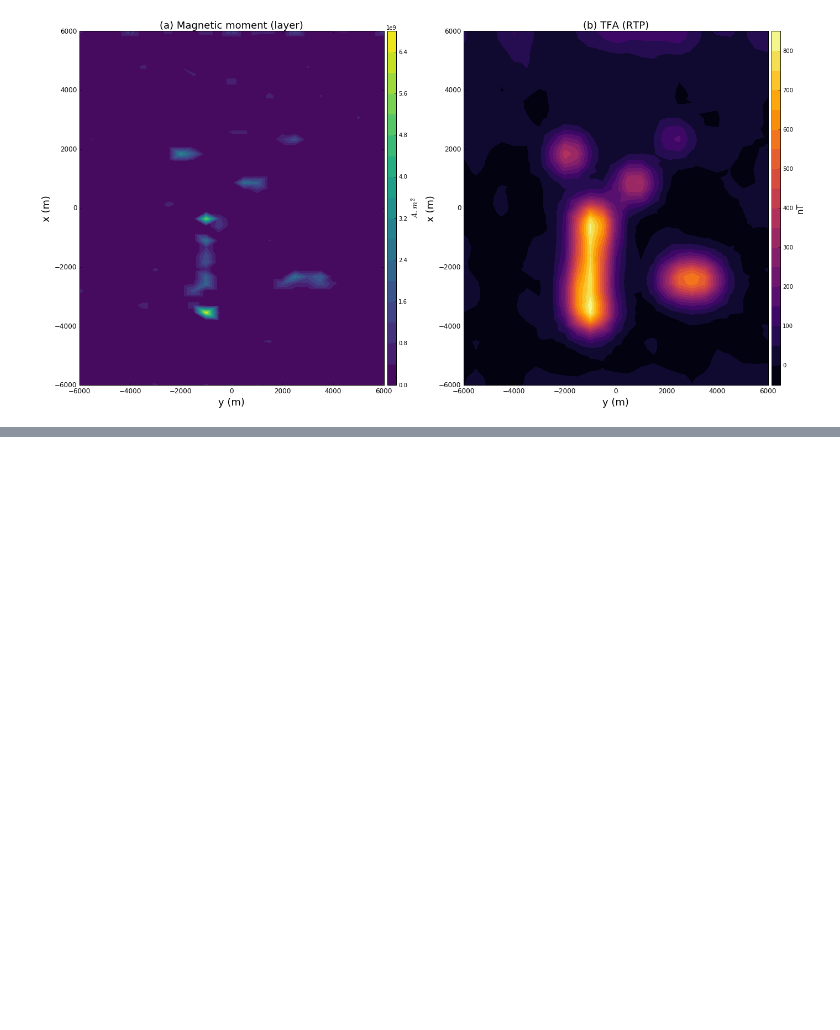
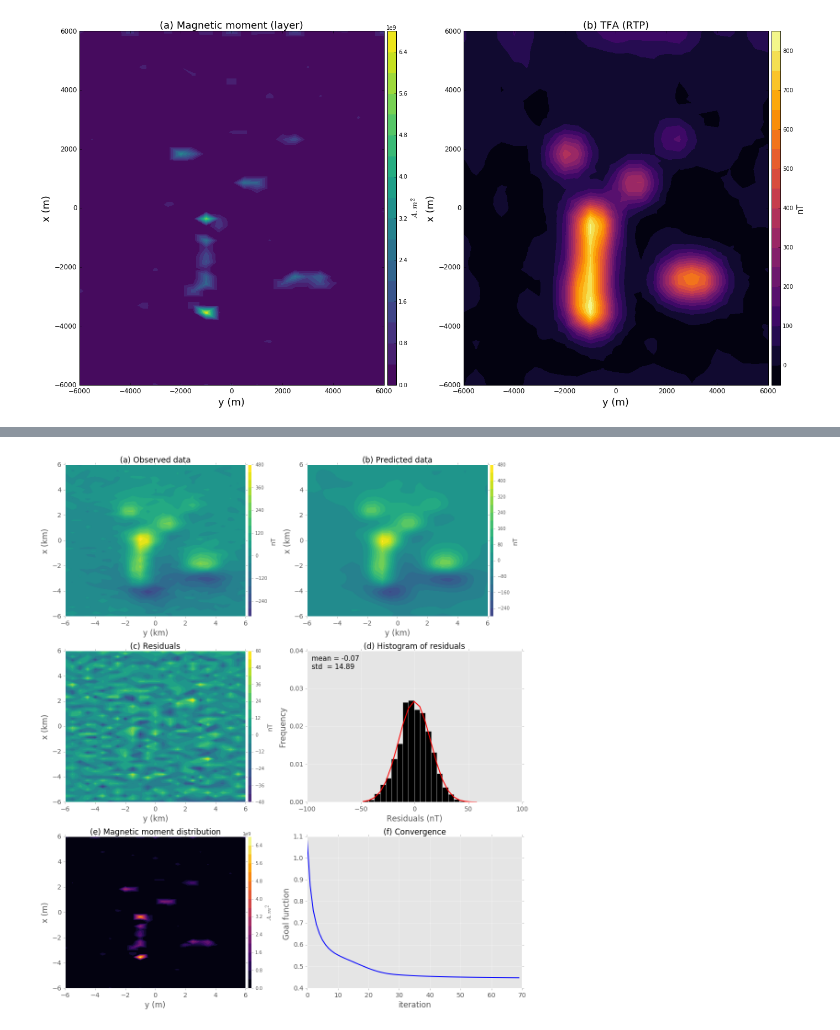
Before and after one commit to pinga-lab/eqlayer-magnetization-direction, a Jupyter notebook: code/notebooks/multibody_tests/model_multibody/airborne_EQL_magdirection_RM_analysis.ipynb, the cells around one changed output, grey strips where cells are left out. Drawn from its saved outputs; the diff is of its cells as text; code cells hidden in the pictures; blank space fills up the shorter version.

Commit message:
Unidirectional figure and section

```diff
--- a/code/notebooks/multibody_tests/model_multibody/airborne_EQL_magdirection_RM_analysis.ipynb
+++ b/code/notebooks/multibody_tests/model_multibody/airborne_EQL_magdirection_RM_analysis.ipynb
@@ -345,0 +344,97 @@ plt.show()
+# %%
+title_font = 17
+bottom_font = 14
+plt.figure(figsize=(15,17), tight_layout=True)
+plt.style.use('ggplot')
+
+ranges = np.abs([data['tfa_obs_RM_airb'].max(),
+                 data['tfa_obs_RM_airb'].min(),
+                 pred.max(), pred.min()]).max()
+
+ranges_r = np.abs([res.max(),res.min()]).max()
+
+## Observed data plot
+ax1=plt.subplot(3,2,1)
+
+plt.title('(a) Observed data', fontsize=title_font)
+plt.xlabel('y (km)',fontsize = title_font)
+plt.ylabel('x (km)',fontsize = title_font)
+plt.contourf(1e-3*airborne['y'].reshape(airborne['shape']),
+             1e-3*airborne['x'].reshape(airborne['shape']),
+             data['tfa_obs_RM_airb'].reshape(airborne['shape']),
+             20, cmap='viridis',vmin=-ranges, vmax=ranges)
+plt.colorbar(pad=0.01, aspect=40, shrink=1.0).set_label('nT',size=bottom_font)
+plt.tick_params(axis='both', which='major', labelsize=bottom_font)
+plt.title('(a) Observed data', fontsize=title_font)
+plt.xlabel('y (km)',fontsize = title_font)
+plt.ylabel('x (km)',fontsize = title_font)
+
+## Predicted data plot
+ax2=plt.subplot(3,2,2)
+
+plt.contourf(1e-3*airborne['y'].reshape(airborne['shape']),
+             1e-3*airborne['x'].reshape(airborne['shape']),
+             pred.reshape(airborne['shape']),
+             20, cmap='viridis',  vmin=-ranges, vmax=ranges)
+plt.colorbar(pad=0.01, aspect=40, shrink=1.0).set_label('nT',size=bottom_font)
+plt.tick_params(axis='both', which='major', labelsize=bottom_font)
+plt.title('(b) Predicted data', fontsize=title_font)
+plt.xlabel('y (km)',fontsize = title_font)
+plt.ylabel('x (km)',fontsize = title_font)
+
+## Residuals plot and histogram
+ax3=plt.subplot(3,2,3)
+
+plt.contourf(1e-3*airborne['y'].reshape(airborne['shape']),
+             1e-3*airborne['x'].reshape(airborne['shape']),
+             res.reshape(airborne['shape']),
+             20, cmap='viridis',  vmin=-ranges_r, vmax=ranges_r)
+plt.colorbar(pad=0.01, aspect=40, shrink=1.0).set_label('nT',size=bottom_font)
+plt.tick_params(axis='both', which='major', labelsize=bottom_font)
+plt.title('(c) Residuals', fontsize=title_font)
+plt.xlabel('y (km)',fontsize = title_font)
+plt.ylabel('x (km)',fontsize = title_font)
+
+
+ax4= plt.subplot(3,2,4)
+plt.text(0.02, 0.97, "mean = {:.2f}\nstd  = {:.2f} ".format(np.mean(res), np.std(res)),
+         horizontalalignment='left',
+         verticalalignment='top',
+         transform = ax4.transAxes, fontsize=15)
+n, bins, patches = plt.hist(res,bins=20, normed=True, facecolor='black')
+gauss = mlab.normpdf(bins, 0., 15.)
+plt.plot(bins, gauss, 'r-', linewidth=2.)
+ax4.set_xticks([-100.0,-50.,0.0,50.,100.0])
+ax4.set_yticks([.0,.010,.020,.030,.040])
+plt.tick_params(axis='both', which='major', labelsize=bottom_font)
+plt.title('(d) Histogram of residuals', fontsize =title_font)
+plt.xlabel('Residuals (nT)', fontsize = title_font)
+plt.ylabel('Frequency', fontsize = title_font)
+
+ax5= plt.subplot(3,2,5)
+plt.tricontourf(1e-3*ys,1e-3*xs,m_LM,20,cmap='inferno')
+plt.colorbar(pad=0.01, aspect=40, shrink=1.0).set_label('$A.m^2$',size=bottom_font)
+plt.tick_params(axis='both', which='major', labelsize=bottom_font)
+plt.title('(e) Magnetic moment distribution', fontsize=title_font)
+plt.xlabel('y (m)', fontsize = title_font)
+plt.ylabel('x (m)', fontsize = title_font)
+
+ax6= plt.subplot(3,2,6)
+plt.plot(phi, 'b-',linewidth=2.0)
+plt.tick_params(axis='both', which='major', labelsize=bottom_font)
+plt.title('(f) Convergence', fontsize=title_font)
+plt.xlabel('iteration', fontsize = title_font)
+plt.ylabel('Goal function ', fontsize = title_font)
+
+###########################################################################
+file_name = 'figs/airborne/results_compiled_LM_NNLS_magRM'
+plt.savefig(file_name+'.png',dpi=300)
+saved_files.append(file_name+'.png')
+
+plt.savefig(file_name+'.eps',dpi=300)
+saved_files.append(file_name+'.eps')
+
+
+plt.show()
+# %% [output]
+[figure, added]
```
Also changed, not shown: parts of 2 cells of this notebook, 26 other files.
